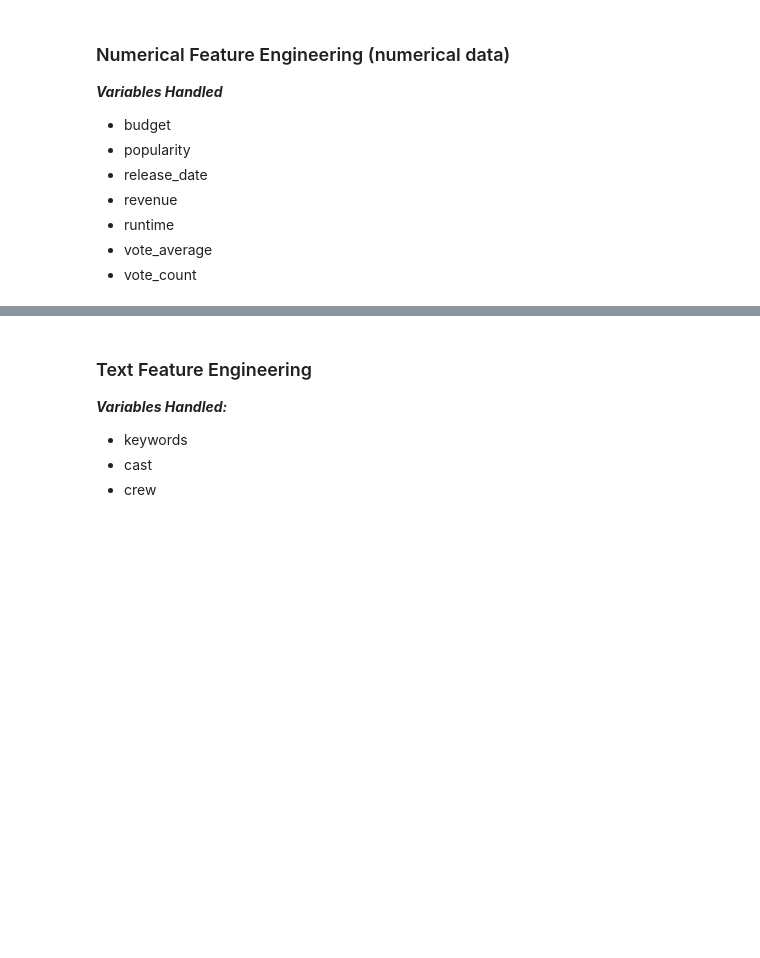
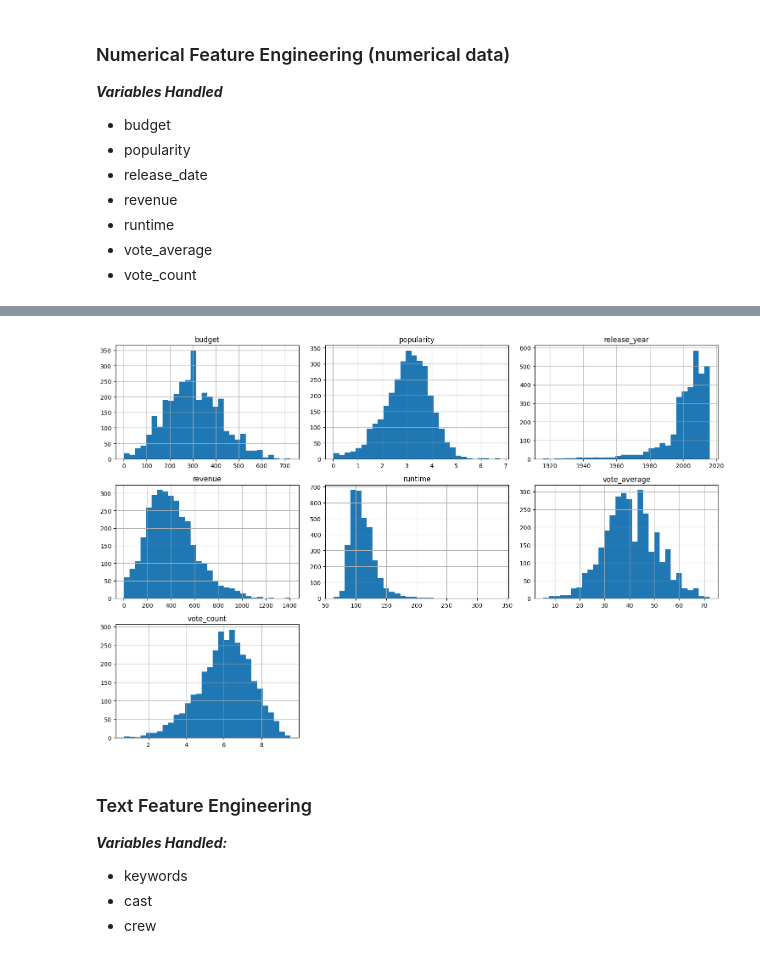
Before and after one commit to ababber19/Stats_402, a Jupyter notebook: Content_Based.ipynb, the cells around one changed output, grey strips where cells are left out. Saved outputs shown, nothing was run; the diff lists cells and outputs as text; code cells hidden in the pictures; blank space fills up the shorter version.

```diff
--- a/Content_Based.ipynb
+++ b/Content_Based.ipynb
@@ -235,0 +168,7 @@ print(numerical_transformed.head())
+# %%
+content_based_df['release_year'] = pd.to_datetime(content_based_df['release_date']).dt.year
+
+# Ensure numerical columns are in the correct data type
+numerical_cols = ['budget', 'popularity', 'revenue', 'runtime', 'vote_average', 'vote_count', 'release_year']
+
+content_based_df[numerical_cols] = content_based_df[numerical_cols].apply(pd.to_numeric, errors='coerce', axis=1)
@@ -235,0 +287,24 @@ print(numerical_transformed.head())
+# %%
+### Handles all cases of non-positive values, depending on the number of instances of each
+
+# Create a new DataFrame with the transformed numerical features
+numerical_transformed = content_based_df[['budget', 'popularity', 'release_year', 'revenue', 'runtime', 'vote_average', 'vote_count']].copy()
+
+# Removal of rows with non-positive 'vote_count', 'vote_average', 'budget', and 'revenue'
+numerical_transformed = numerical_transformed[numerical_transformed['vote_count'] > 0]
+numerical_transformed = numerical_transformed[numerical_transformed['vote_average'] > 0]
+numerical_transformed = numerical_transformed[numerical_transformed['budget'] > 0]
+numerical_transformed = numerical_transformed[numerical_transformed['revenue'] > 0]
+
+# Apply cube root transformation to 'budget' and 'revenue'
+numerical_transformed['budget'] = numerical_transformed['budget']**(1/3)
+numerical_transformed['revenue'] = numerical_transformed['revenue']**(1/3)
+
+# Apply log transformation to 'popularity' and 'vote_count'
+numerical_transformed['popularity'] = np.log1p(numerical_transformed['popularity'])
+numerical_transformed['vote_count'] = np.log1p(numerical_transformed['vote_count'])
+
+# Apply square transformation to 'vote_average'
+numerical_transformed['vote_average'] = numerical_transformed['vote_average']**2
+
+# For 'release_year', binning into categories might be a suitable solution, so we will remove it later
@@ -235,0 +334,6 @@ print(numerical_transformed.head())
+# %%
+numerical_transformed.hist(bins=30, figsize=(15, 10))
+plt.tight_layout()
+plt.show()
+# %% [output]
+[figure, added]
```
Also changed, not shown: parts of 26 cells of this notebook.
